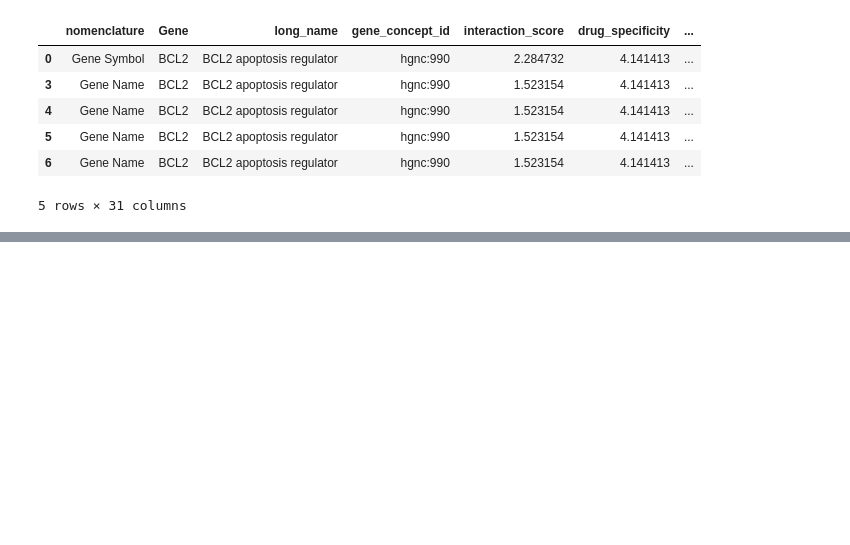
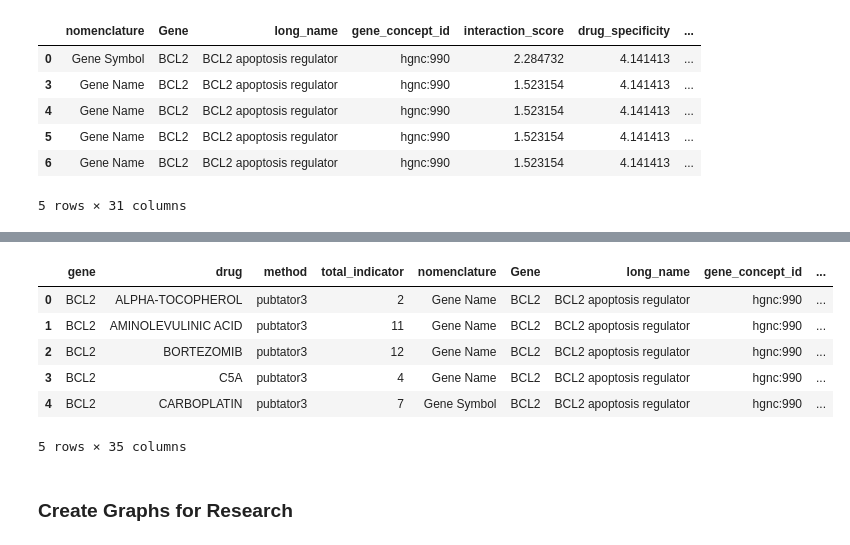
Before and after one commit to mcannon068nw/clinical-score-2, a Jupyter notebook: research/example-3.ipynb, the cells around one changed output, grey strips where cells are left out. Cells and saved outputs as stored; diff of their text form; code cells hidden in the pictures; blank space fills up the shorter version.

```diff
--- a/research/example-3.ipynb
+++ b/research/example-3.ipynb
@@ -64,0 +105,24 @@ len(assessments.groupby(by='pmid').size())
+# %%
+summary = (trimmed_data.groupby(["gene", "drug", "method"], as_index=False).agg(total_indicator=("total_indicator", "first")))
+
+method = 'pubtator3'
+summary = summary[summary['method']==method].reset_index(drop=True)
+
+merged_df = pd.merge(
+    summary,
+    dgidb_df,
+    left_on='drug',
+    right_on='Drug',
+    how='left'
+)
+merged_df.head()
+# %% [output]
+|  | gene | drug | method | total_indicator | nomenclature | Gene | long_name | gene_concept_id | ... |
+| 0 | BCL2 | ALPHA-TOCOPHEROL | pubtator3 | 2 | Gene Name | BCL2 | BCL2 apoptosis regulator | hgnc:990 | ... |
+| 1 | BCL2 | AMINOLEVULINIC ACID | pubtator3 | 11 | Gene Name | BCL2 | BCL2 apoptosis regulator | hgnc:990 | ... |
+| 2 | BCL2 | BORTEZOMIB | pubtator3 | 12 | Gene Name | BCL2 | BCL2 apoptosis regulator | hgnc:990 | ... |
+| 3 | BCL2 | C5A | pubtator3 | 4 | Gene Name | BCL2 | BCL2 apoptosis regulator | hgnc:990 | ... |
+| 4 | BCL2 | CARBOPLATIN | pubtator3 | 7 | Gene Symbol | BCL2 | BCL2 apoptosis regulator | hgnc:990 | ... |
+5 rows × 35 columns
+# %% [markdown]
+### Create Graphs for Research
```
Also changed, not shown: parts of 8 cells of this notebook.
